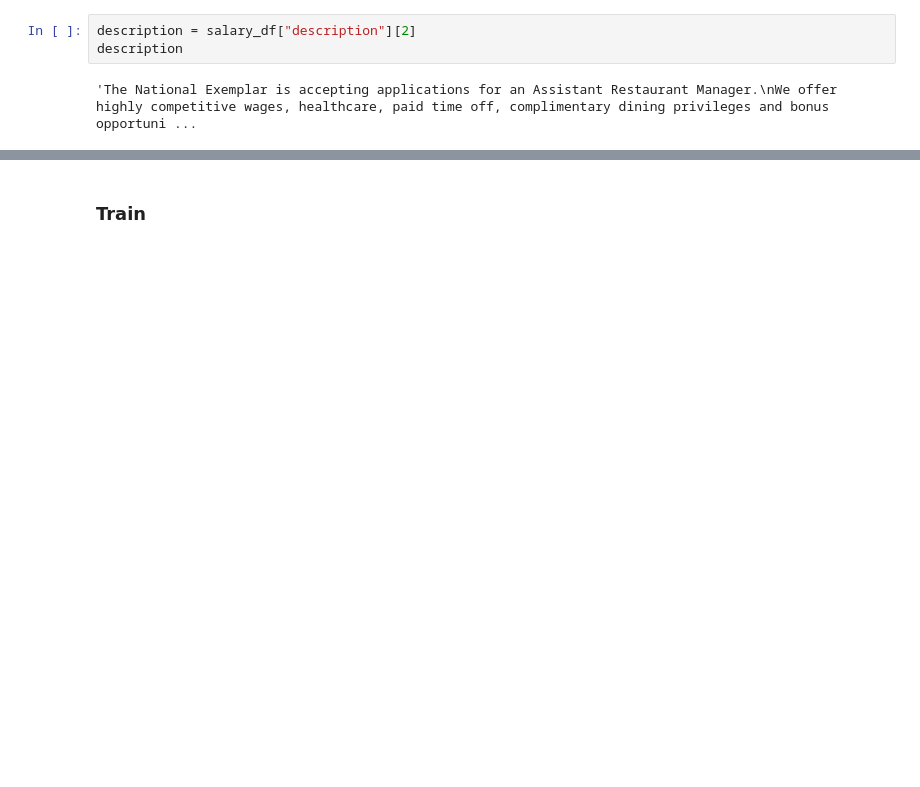
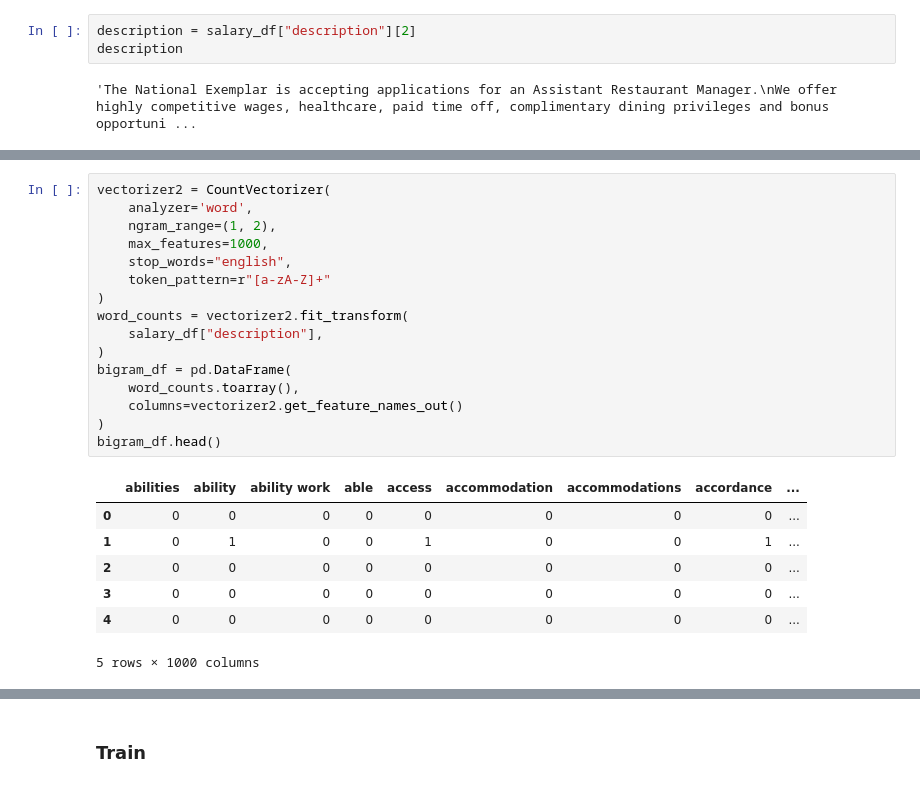
Before and after one commit to lucas-oma/cs2565-project, a Jupyter notebook: Project.ipynb, the cells around one changed output, grey strips where cells are left out. Cells and saved outputs as stored; diff of their text form; blank space fills up the shorter version.

```diff
--- a/Project.ipynb
+++ b/Project.ipynb
@@ -210,3 +205,27 @@ Wall time: 10.4 s
 | 3 | 0 | 0 | 0 | 0 | 0 | 0 | 0 | 0 | 0 | ... |
 | 4 | 0 | 0 | 0 | 0 | 0 | 0 | 0 | 0 | 0 | ... |
 5 rows × 1000 columns
+# %%
+vectorizer2 = CountVectorizer(
+    analyzer='word',
+    ngram_range=(1, 2),
+    max_features=1000,
+    stop_words="english",
+    token_pattern=r"[a-zA-Z]+"
+)
+word_counts = vectorizer2.fit_transform(
+    salary_df["description"],
+)
+bigram_df = pd.DataFrame(
+    word_counts.toarray(),
+    columns=vectorizer2.get_feature_names_out()
+)
+bigram_df.head()
+# %% [output]
+|  | abilities | ability | ability work | able | access | accommodation | accommodations | accordance | ... |
+| 0 | 0 | 0 | 0 | 0 | 0 | 0 | 0 | 0 | ... |
+| 1 | 0 | 1 | 0 | 0 | 1 | 0 | 0 | 1 | ... |
+| 2 | 0 | 0 | 0 | 0 | 0 | 0 | 0 | 0 | ... |
+| 3 | 0 | 0 | 0 | 0 | 0 | 0 | 0 | 0 | ... |
+| 4 | 0 | 0 | 0 | 0 | 0 | 0 | 0 | 0 | ... |
+5 rows × 1000 columns
```
Also changed, not shown: parts of 11 cells of this notebook.
